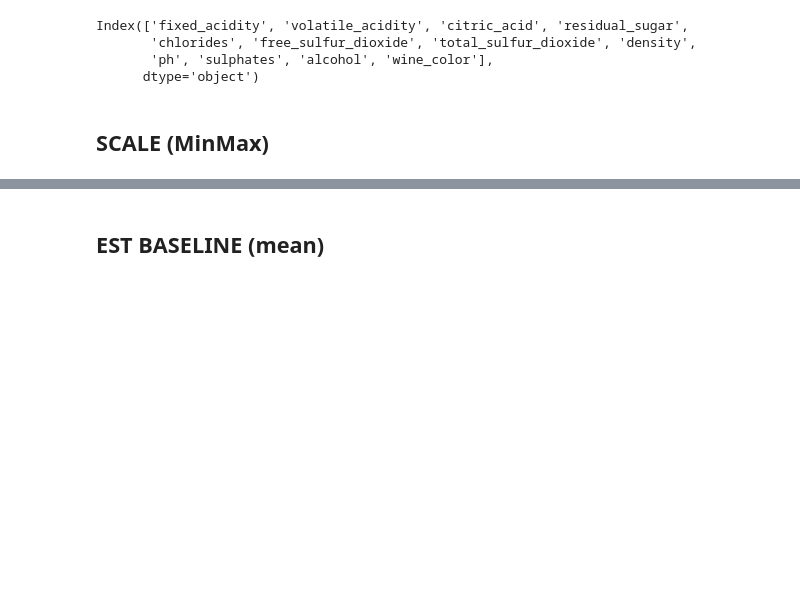
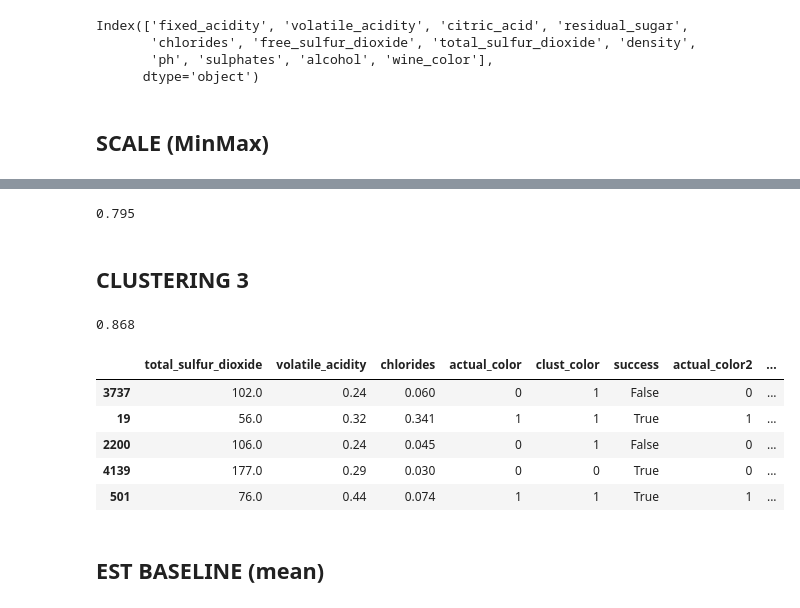
Before and after one commit to Cod-Up-Our-Data/wine_clustering_project, a Jupyter notebook: modeling_rich.ipynb, the cells around one changed output, grey strips where cells are left out. Cells and saved outputs as stored; diff of their text form; code cells hidden in the pictures; blank space fills up the shorter version.

```diff
--- a/modeling_rich.ipynb
+++ b/modeling_rich.ipynb
@@ -186,0 +189,7 @@ round(tr / (tr+fal),3)
+# %%
+#define features for CLUSTERING:
+clustering_feats = ['total_sulfur_dioxide',
+                'volatile_acidity']
+X_train_cl = X_train[clustering_feats]
+X_validate_cl = X_validate[clustering_feats]
+X_test_cl = X_test[clustering_feats]
@@ -186,0 +204,2 @@ round(tr / (tr+fal),3)
+# %%
+X_train_cl_results = pd.DataFrame({'actual_color2': X_train_color,'clust_color2': X_train_clusters})
@@ -186,0 +215,3 @@ round(tr / (tr+fal),3)
+# %%
+X_clusters = pd.concat([X_clusters,X_train_cl_results],axis=1)
+X_clusters['success2'] = X_clusters.actual_color2 == X_clusters.clust_color2
@@ -187,3 +234,48 @@ round(tr / (tr+fal),3)
+# %%
+tr = X_clusters.success2.value_counts()[1]
+fal = X_clusters.success2.value_counts()[0]
+
+round(tr / (tr+fal),3)
+# %% [output]
+0.795
+# %% [markdown]
+## CLUSTERING 3
+# %%
+#define features for CLUSTERING:
+clustering_feats = ['chlorides',
+                'volatile_acidity']
+X_train_cl = X_train[clustering_feats]
+X_validate_cl = X_validate[clustering_feats]
+X_test_cl = X_test[clustering_feats]
+
+# lets make a clustering object from sklearn
+# Make a thing! Thats my favorite!
+k_means_proto = KMeans(n_clusters=2)
+# fit the thing!!!!
+k_means_proto.fit(X_train_cl)
+# use the thing
+X_train_clusters = k_means_proto.predict(X_train_cl)
+
+X_train_cl_results = pd.DataFrame({'actual_color3': X_train_color,'clust_color3': X_train_clusters})
+
+X_clusters = pd.concat([X_clusters,X_train_cl_results],axis=1)
+X_clusters['success3'] = X_clusters.actual_color3 == X_clusters.clust_color3
+
+tr = X_clusters.success3.value_counts()[1]
+fal = X_clusters.success3.value_counts()[0]
+
+round(tr / (tr+fal),3)
+# %% [output]
+0.868
+# %%
+X_clusters.head()
+# %% [output]
+|  | total_sulfur_dioxide | volatile_acidity | chlorides | actual_color | clust_color | success | actual_color2 | ... |
+| 3737 | 102.0 | 0.24 | 0.060 | 0 | 1 | False | 0 | ... |
+| 19 | 56.0 | 0.32 | 0.341 | 1 | 1 | True | 1 | ... |
+| 2200 | 106.0 | 0.24 | 0.045 | 0 | 1 | False | 0 | ... |
+| 4139 | 177.0 | 0.29 | 0.030 | 0 | 0 | True | 0 | ... |
+| 501 | 76.0 | 0.44 | 0.074 | 1 | 1 | True | 1 | ... |
 # %% [markdown]
 ## EST BASELINE (mean)
 # %%
```
Also changed, not shown: parts of 57 cells of this notebook, 1 other file.
